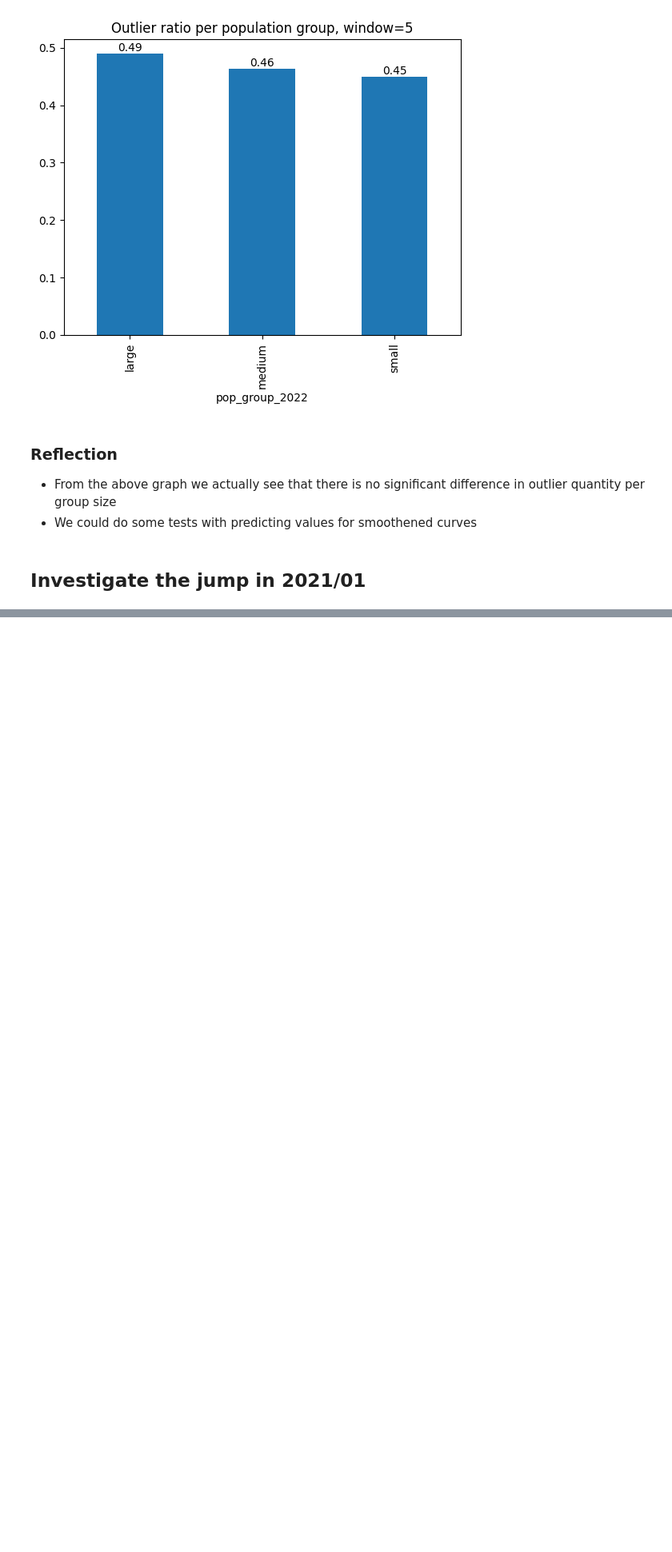
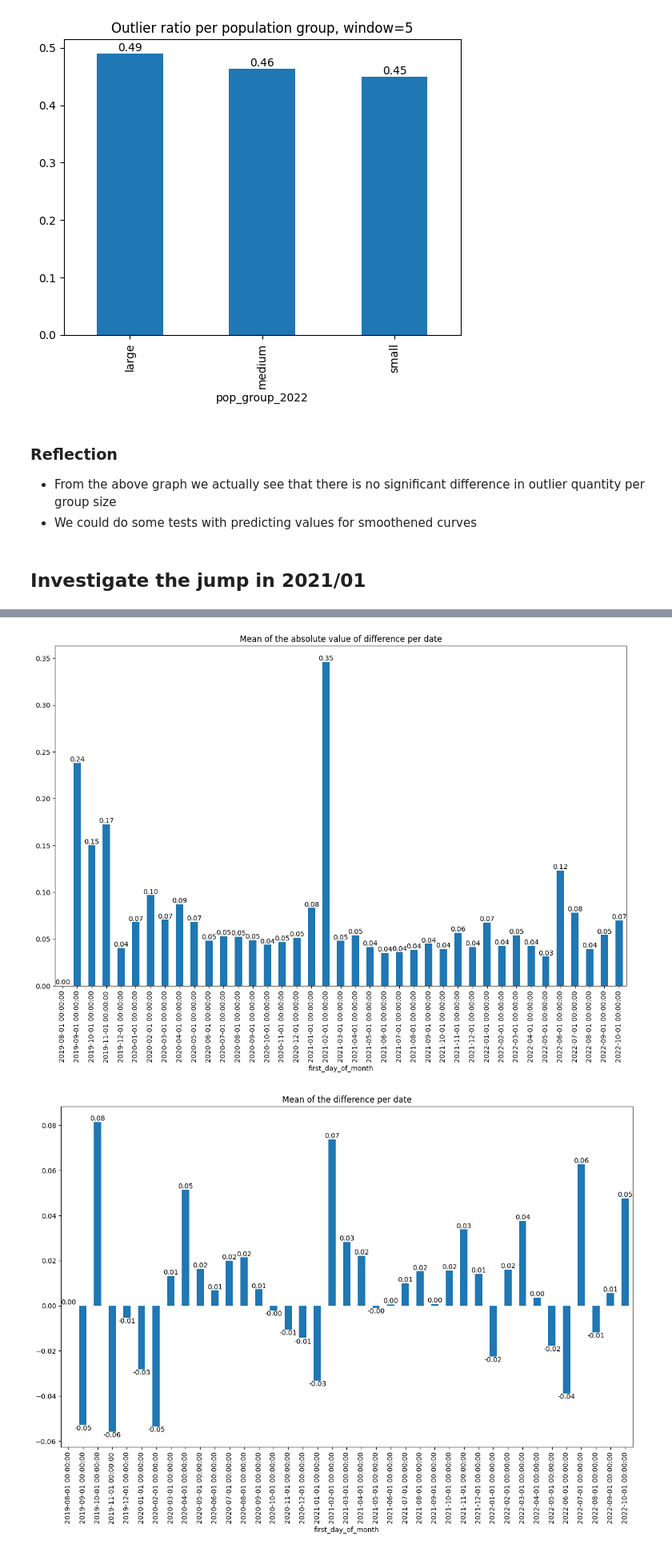
Before and after one commit to Jose-Sabater/kagglecomp-GoDaddy-timeseries, a Jupyter notebook: nb/01_02_feature_exploration_cont.ipynb, the cells around one changed output, grey strips where cells are left out. Shown at 80% size. Cells and saved outputs as stored; diff of their text form; code cells hidden in the pictures; blank space fills up the shorter version.

```diff
--- a/nb/01_02_feature_exploration_cont.ipynb
+++ b/nb/01_02_feature_exploration_cont.ipynb
@@ -356,0 +399,16 @@ for i in range(10):
+# %%
+# plot the absolute value of the grouped difference by date'
+df["difference_abs"] = df["difference"].abs()
+df.groupby("first_day_of_month")["difference_abs"].mean().plot(
+    kind="bar", figsize=(15, 9)
+)
+plt.title(f"Mean of the absolute value of difference per date")
+plt.bar_label(plt.gca().containers[0], fmt="%.2f")
+plt.show()
+df.groupby("first_day_of_month")["difference"].mean().plot(kind="bar", figsize=(15, 9))
+plt.title(f"Mean of the difference per date")
+plt.bar_label(plt.gca().containers[0], fmt="%.2f")
+plt.show()
+# %% [output]
+[figure, added]
+[figure, added]
```
Also changed, not shown: parts of 18 cells of this notebook.
